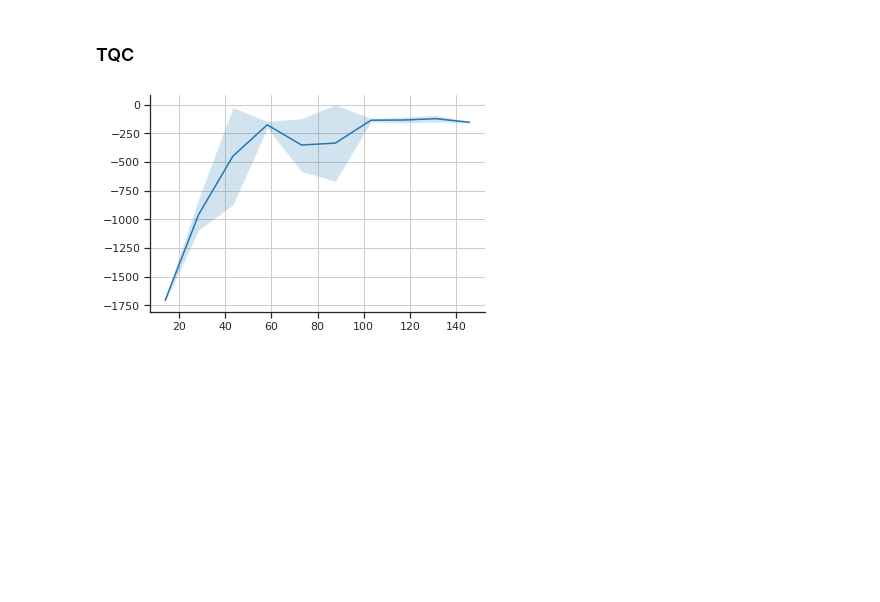
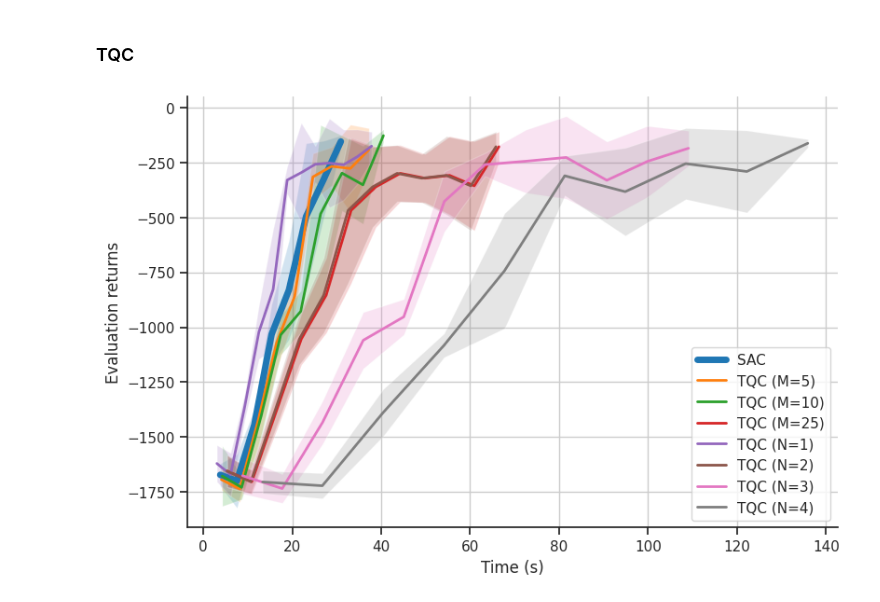
Before and after one commit to julesdubr/iar_tqc, a Jupyter notebook: plot.ipynb, the cells around one changed output. Drawn from its saved outputs; the diff is of its cells as text; code cells hidden in the pictures; blank space fills up the shorter version.

Commit message:
plot pendulum runs and rewind trainer

```diff
--- a/plot.ipynb
+++ b/plot.ipynb
@@ -496,14 +385,8 @@ import time
 # %%
 n_seeds = 4
 reward_threshold = -200
-n_evals = 10
 
-policy_kwargs = {"net_arch": {
-    "pi": [256, 256],
-    "qf": [256, 256]
-}}
-
-env_name = "Pendulum-v0"
+env_name = "Pendulum-v1"
 # %% [markdown]
 ### SAC
 # %%
@@ -622,7 +531 @@ for n_critics in [1, 2, 3, 4]:
     }
-# %%
-plt.plot(sac_times_mean, sac_mean)
-plt.fill_between(sac_times_mean, sac_mean-sac_std, sac_mean+sac_std, alpha=0.2)
-plt.show()
-# %% [output]
-[figure, removed]
@@ -628,0 +543,38 @@ plt.show()
+# %%
+filename = f"pendulum_perf_{date}"
+
+with open(f"data/{filename}.pkl", "rb") as f:
+    datas = pk.load(f)
+# %%
+def cut_arrays(algo_data):
+    cut = np.argmax(algo_data["mean"] > reward_threshold)
+    cut = None if cut <= 0 else cut + 1
+    return algo_data["mean"][:cut], algo_data["std"][:cut], algo_data["times"][:cut]
+# %%
+fig, ax = plt.subplots(figsize=(9,6))
+
+mean, std, times = cut_arrays(datas["sac"])
+ax.plot(times, mean, label="SAC", linewidth=5)
+ax.fill_between(times, mean-std, mean+std, alpha=0.2)
+
+for n_quantiles in [5, 10, 25]:
+    mean, std, times = cut_arrays(tqc_datas["n_quantiles"][n_quantiles])
+    ax.plot(times, mean, label=f"TQC (M={n_quantiles})", linewidth=2)
+    ax.fill_between(times, mean-std, mean+std, alpha=0.2)
+
+for n_critics in [1, 2, 3, 4]:
+    mean, std, times = cut_arrays(tqc_datas["n_critics"][n_critics])
+    ax.plot(times, mean, label=f"TQC (N={n_critics})", linewidth=2)
+    ax.fill_between(times, mean-std, mean+std, alpha=0.2)
+
+ax.legend()
+ax.set_xlabel("Time (s)")
+ax.set_ylabel("Evaluation returns")
+
+fig.savefig(
+    f"plots/pendulum_sac_tqc_perf_success.png", facecolor="white", transparent=False
+)
+
+plt.show()
+# %% [output]
+[figure, added]
```
Also changed, not shown: parts of 10 cells of this notebook, 8 other files.
